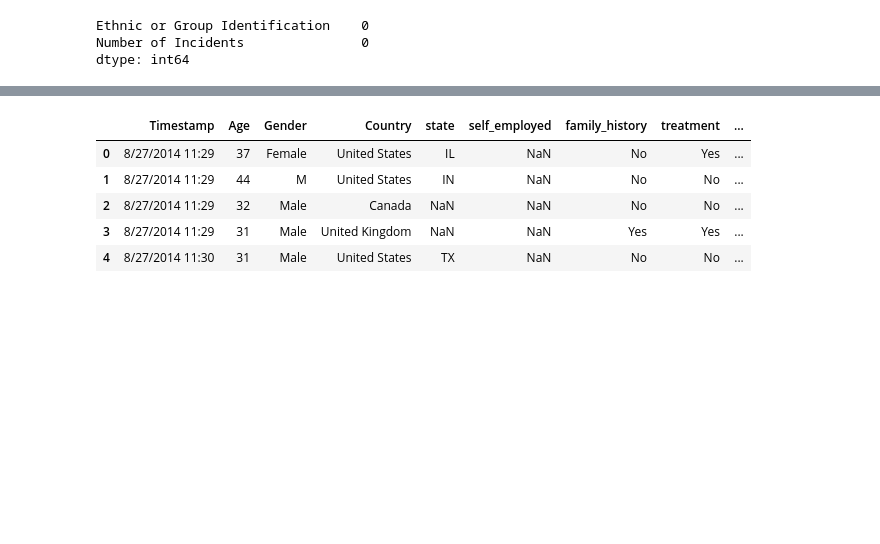
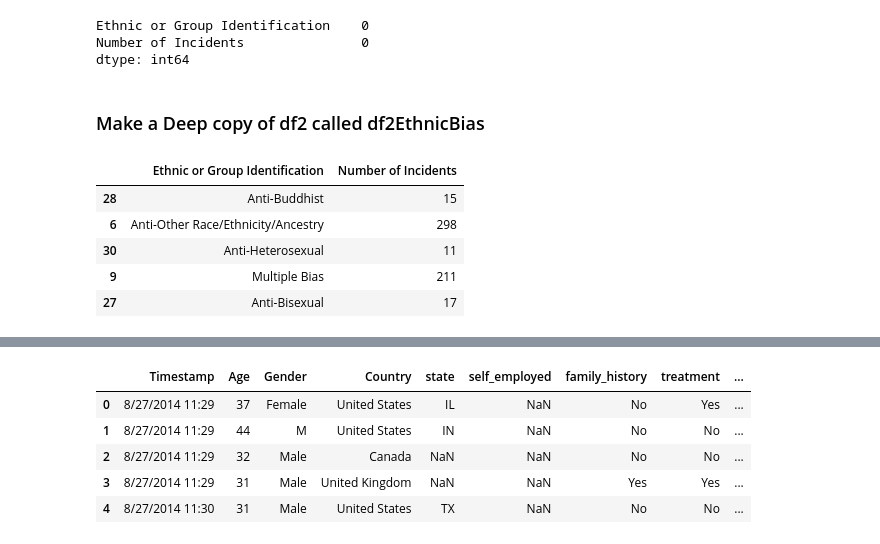
Before and after one commit to IT4063C-Fall22/final-project-AirPro, a Jupyter notebook: source.ipynb, the cells around one changed output, grey strips where cells are left out. Saved outputs shown, nothing was run; the diff lists cells and outputs as text; code cells hidden in the pictures; blank space fills up the shorter version.

```diff
--- a/source.ipynb
+++ b/source.ipynb
@@ -173,3 +174,15 @@ df2.isnull().sum()
 Ethnic or Group Identification    0
 Number of Incidents               0
 dtype: int64
+# %% [markdown]
+### Make a Deep copy of df2 called df2EthnicBias
+# %%
+df2EthnicBias = df2.copy(deep=True)
+df2EthnicBias.sample(5)
+# %% [output]
+|  | Ethnic or Group Identification | Number of Incidents |
+| 28 | Anti-Buddhist | 15 |
+| 6 | Anti-Other Race/Ethnicity/Ancestry | 298 |
+| 30 | Anti-Heterosexual | 11 |
+| 9 | Multiple Bias | 211 |
+| 27 | Anti-Bisexual | 17 |
```
Also changed, not shown: parts of 14 cells of this notebook.
